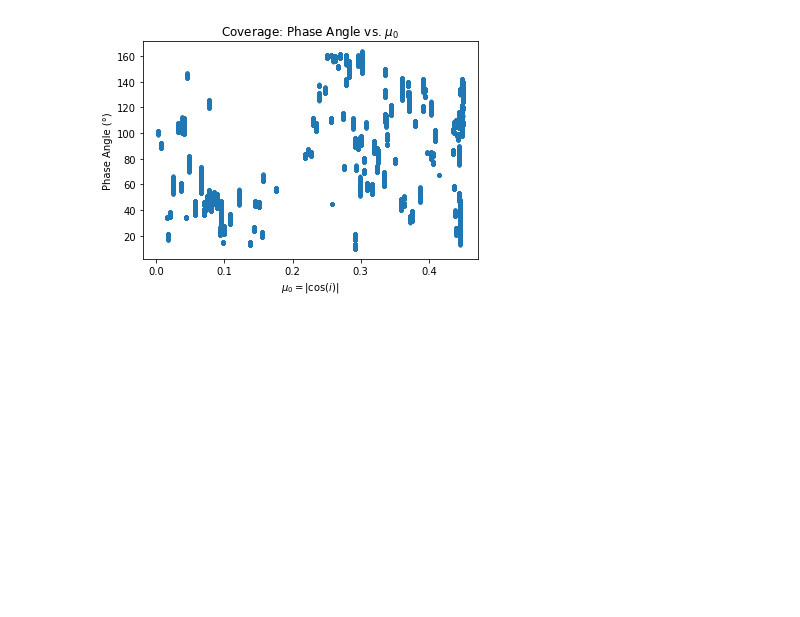
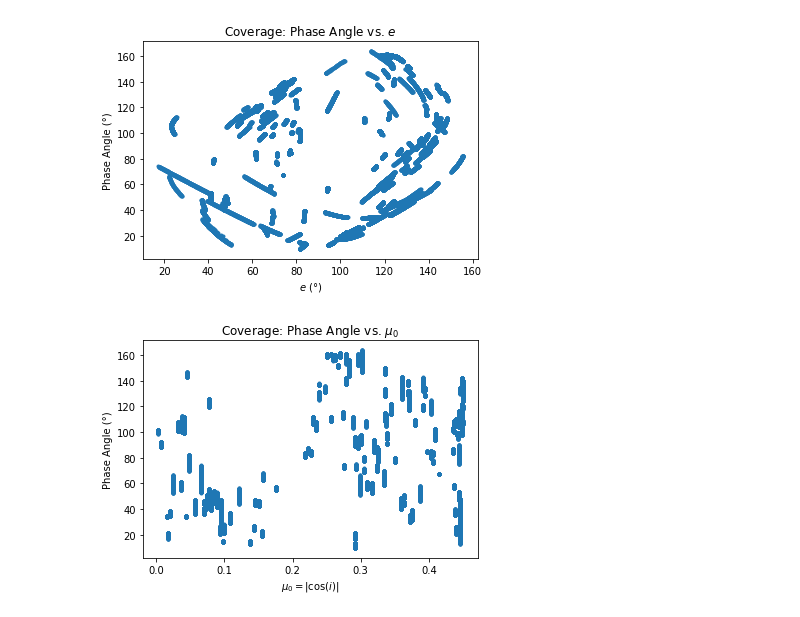
Before and after one commit to rfrenchseti/f-ring, a Jupyter notebook: notebooks/analyze_observation_coverage.ipynb, the cells around one changed output. Saved outputs shown, nothing was run; the diff lists cells and outputs as text; code cells hidden in the pictures; blank space fills up the shorter version.

```diff
--- a/notebooks/analyze_observation_coverage.ipynb
+++ b/notebooks/analyze_observation_coverage.ipynb
@@ -27,3 +27,10 @@ _=plt.title('Coverage: Phase Angle vs. $\mu$')
+# %%
+plt.plot(obsdata['Mean Emission'], obsdata['Mean Phase'], '.')
+plt.xlabel('$e$ (°)')
+plt.ylabel('Phase Angle (°)')
+_=plt.title('Coverage: Phase Angle vs. $e$')
+# %% [output]
+[figure, added]
 # %%
 plt.plot(np.abs(np.cos(np.radians(obsdata['Incidence']))), obsdata['Mean Phase'], '.')
 plt.xlabel('$\mu_0=|\cos(i)|$')
```
Also changed, not shown: parts of 9 cells of this notebook, 13 other files.
